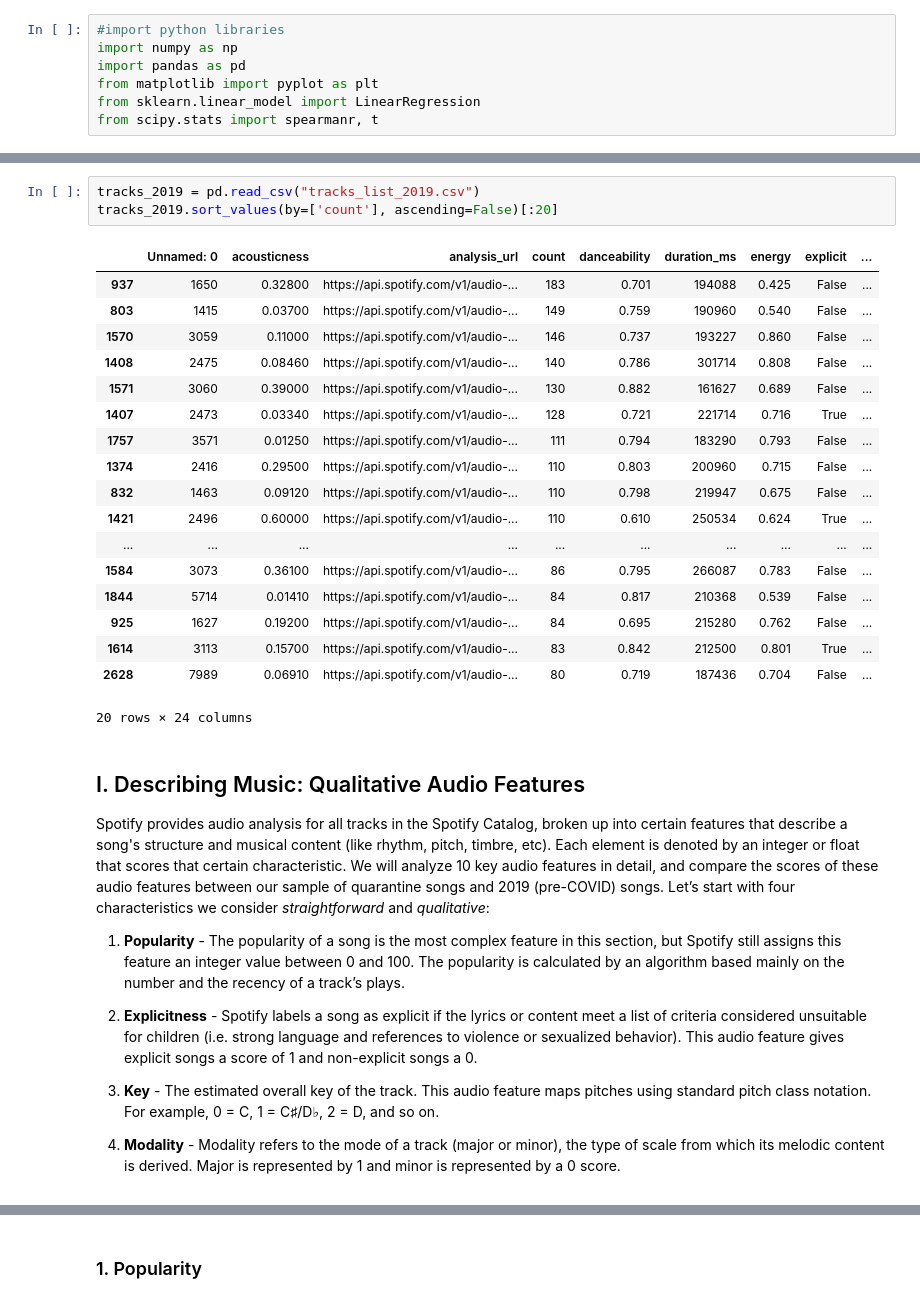
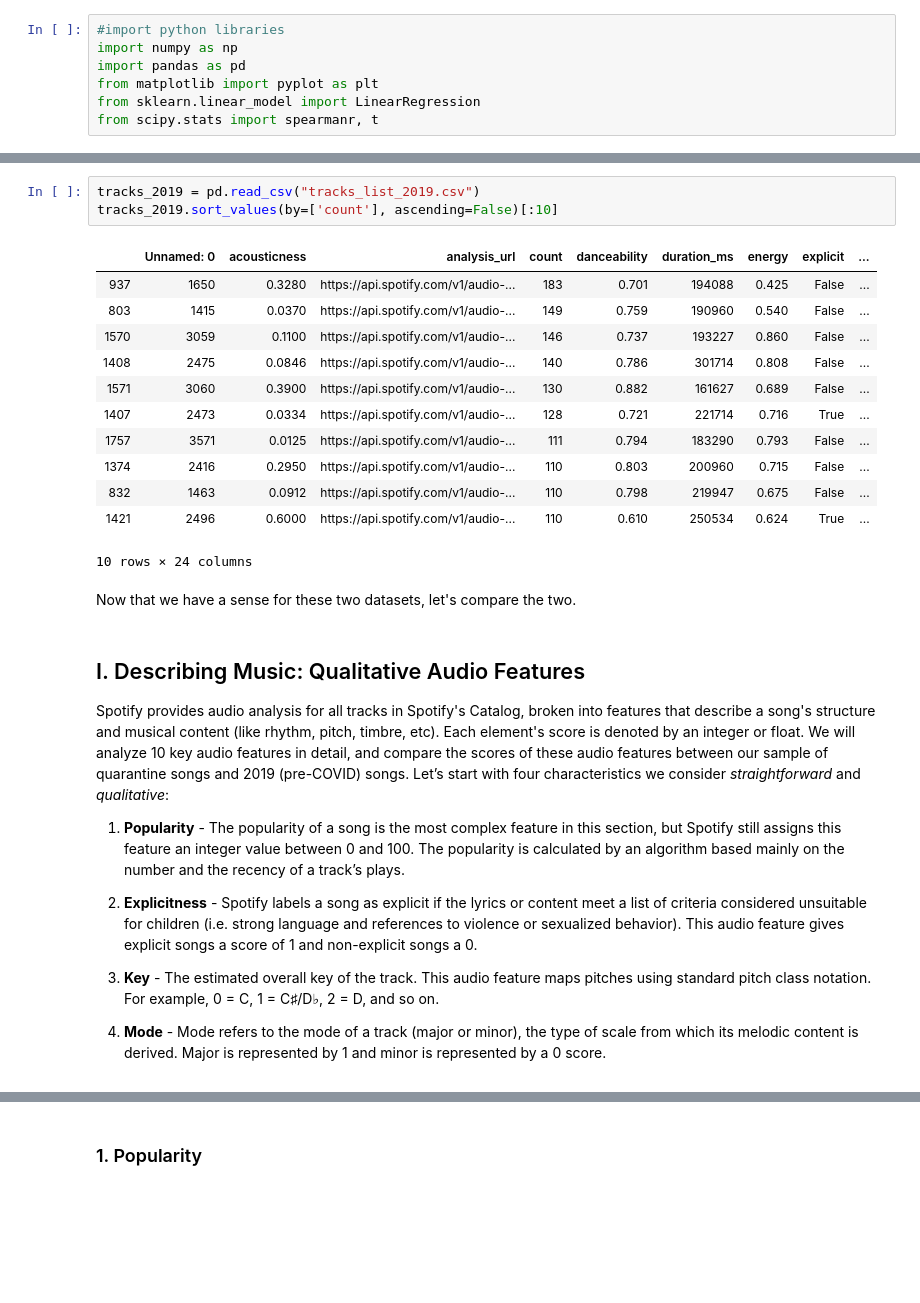
Before and after one commit to kzo2/Info-2950-Final-Project, a Jupyter notebook: data_analysis_final.ipynb, the cells around one changed output, grey strips where cells are left out. Drawn from its saved outputs; the diff is of its cells as text; blank space fills up the shorter version.

```diff
--- a/data_analysis_final.ipynb
+++ b/data_analysis_final.ipynb
@@ -82,29 +75,25 @@ tracks_quar.sort_values(by=['count'], ascending=False)[:20]
 # %%
 tracks_2019 = pd.read_csv("tracks_list_2019.csv")
-tracks_2019.sort_values(by=['count'], ascending=False)[:20]
+tracks_2019.sort_values(by=['count'], ascending=False)[:10]
 # %% [output]
 |  | Unnamed: 0 | acousticness | analysis_url | count | danceability | duration_ms | energy | explicit | ... |
-| 937 | 1650 | 0.32800 | https://api.spotify.com/v1/audio-... | 183 | 0.701 | 194088 | 0.425 | False | ... |
-| 803 | 1415 | 0.03700 | https://api.spotify.com/v1/audio-... | 149 | 0.759 | 190960 | 0.540 | False | ... |
-| 1570 | 3059 | 0.11000 | https://api.spotify.com/v1/audio-... | 146 | 0.737 | 193227 | 0.860 | False | ... |
-| 1408 | 2475 | 0.08460 | https://api.spotify.com/v1/audio-... | 140 | 0.786 | 301714 | 0.808 | False | ... |
-| 1571 | 3060 | 0.39000 | https://api.spotify.com/v1/audio-... | 130 | 0.882 | 161627 | 0.689 | False | ... |
-| 1407 | 2473 | 0.03340 | https://api.spotify.com/v1/audio-... | 128 | 0.721 | 221714 | 0.716 | True | ... |
-| 1757 | 3571 | 0.01250 | https://api.spotify.com/v1/audio-... | 111 | 0.794 | 183290 | 0.793 | False | ... |
-| 1374 | 2416 | 0.29500 | https://api.spotify.com/v1/audio-... | 110 | 0.803 | 200960 | 0.715 | False | ... |
-| 832 | 1463 | 0.09120 | https://api.spotify.com/v1/audio-... | 110 | 0.798 | 219947 | 0.675 | False | ... |
-| 1421 | 2496 | 0.60000 | https://api.spotify.com/v1/audio-... | 110 | 0.610 | 250534 | 0.624 | True | ... |
-| ... | ... | ... | ... | ... | ... | ... | ... | ... | ... |
-| 1584 | 3073 | 0.36100 | https://api.spotify.com/v1/audio-... | 86 | 0.795 | 266087 | 0.783 | False | ... |
-| 1844 | 5714 | 0.01410 | https://api.spotify.com/v1/audio-... | 84 | 0.817 | 210368 | 0.539 | False | ... |
-| 925 | 1627 | 0.19200 | https://api.spotify.com/v1/audio-... | 84 | 0.695 | 215280 | 0.762 | False | ... |
-| 1614 | 3113 | 0.15700 | https://api.spotify.com/v1/audio-... | 83 | 0.842 | 212500 | 0.801 | True | ... |
-| 2628 | 7989 | 0.06910 | https://api.spotify.com/v1/audio-... | 80 | 0.719 | 187436 | 0.704 | False | ... |
+| 937 | 1650 | 0.3280 | https://api.spotify.com/v1/audio-... | 183 | 0.701 | 194088 | 0.425 | False | ... |
+| 803 | 1415 | 0.0370 | https://api.spotify.com/v1/audio-... | 149 | 0.759 | 190960 | 0.540 | False | ... |
+| 1570 | 3059 | 0.1100 | https://api.spotify.com/v1/audio-... | 146 | 0.737 | 193227 | 0.860 | False | ... |
+| 1408 | 2475 | 0.0846 | https://api.spotify.com/v1/audio-... | 140 | 0.786 | 301714 | 0.808 | False | ... |
+| 1571 | 3060 | 0.3900 | https://api.spotify.com/v1/audio-... | 130 | 0.882 | 161627 | 0.689 | False | ... |
+| 1407 | 2473 | 0.0334 | https://api.spotify.com/v1/audio-... | 128 | 0.721 | 221714 | 0.716 | True | ... |
+| 1757 | 3571 | 0.0125 | https://api.spotify.com/v1/audio-... | 111 | 0.794 | 183290 | 0.793 | False | ... |
+| 1374 | 2416 | 0.2950 | https://api.spotify.com/v1/audio-... | 110 | 0.803 | 200960 | 0.715 | False | ... |
+| 832 | 1463 | 0.0912 | https://api.spotify.com/v1/audio-... | 110 | 0.798 | 219947 | 0.675 | False | ... |
+| 1421 | 2496 | 0.6000 | https://api.spotify.com/v1/audio-... | 110 | 0.610 | 250534 | 0.624 | True | ... |
-20 rows × 24 columns
+10 rows × 24 columns
+# %% [markdown]
+Now that we have a sense for these two datasets, let's compare the two.
 # %% [markdown]
 <h2> I. Describing Music: Qualitative Audio Features</h2>
 
-<p>Spotify provides audio analysis for all tracks in the Spotify Catalog, broken up into certain features that describe a song's structure and musical content (like rhythm, pitch, timbre, etc). Each element is denoted by an integer or float that scores that certain characteristic. We will analyze 10 key audio features in detail, and compare the scores of these audio features between our sample of quarantine songs and 2019 (pre-COVID) songs. Let’s start with four characteristics we consider <em> straightforward </em> and <em>qualitative</em>:</p>
+<p>Spotify provides audio analysis for all tracks in Spotify's Catalog, broken into features that describe a song's structure and musical content (like rhythm, pitch, timbre, etc). Each element's score is denoted by an integer or float. We will analyze 10 key audio features in detail, and compare the scores of these audio features between our sample of quarantine songs and 2019 (pre-COVID) songs. Let’s start with four characteristics we consider <em> straightforward </em> and <em>qualitative</em>:</p>
 
 1. **Popularity** - The popularity of a song is the most complex feature in this section, but Spotify still assigns this feature an integer value between 0 and 100. The popularity is calculated by an algorithm based mainly on the number and the recency of a track’s plays.
 
@@ -112,4 +101,4 @@ tracks_2019.sort_values(by=['count'], ascending=False)[:20]
 
 3. **Key** - The estimated overall key of the track. This audio feature maps pitches using standard pitch class   notation. For example, 0 = C, 1 = C♯/D♭, 2 = D, and so on.
 
-4. **Modality** - Modality refers to the mode of a track (major or minor), the type of scale from which its melodic content is derived. Major is represented by 1 and minor is represented by a 0 score.
+4. **Mode** - Mode refers to the mode of a track (major or minor), the type of scale from which its melodic content is derived. Major is represented by 1 and minor is represented by a 0 score.
```
Also changed, not shown: parts of 89 cells of this notebook.
